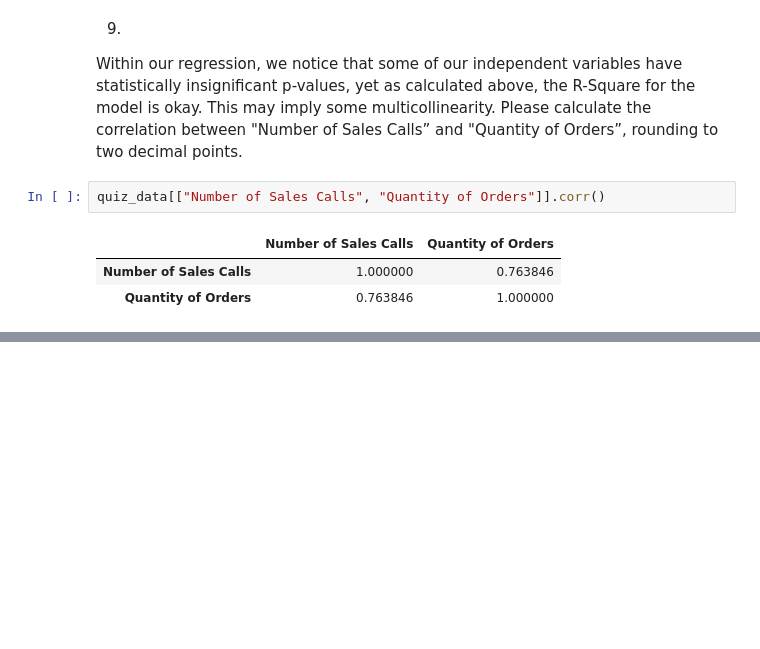
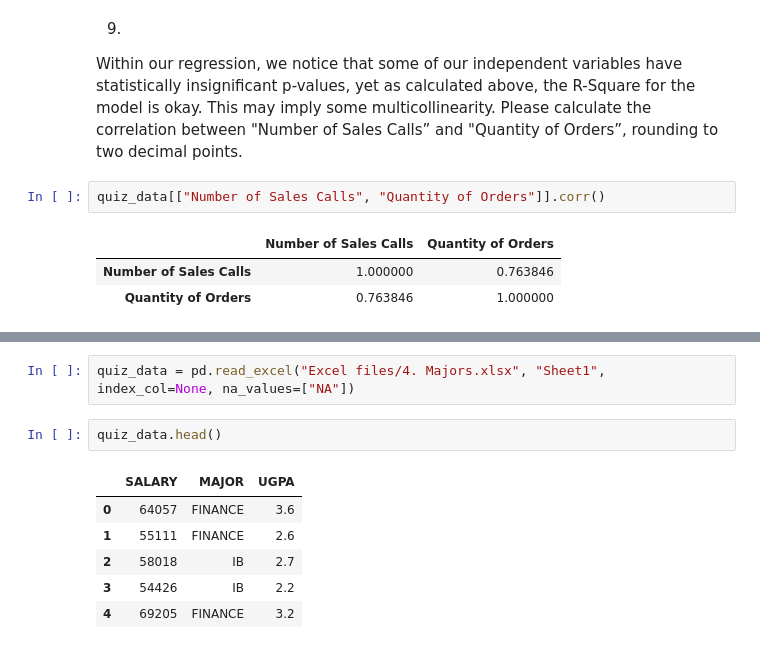
Before and after one commit to LZNEWT00Z/BSaAS, a Jupyter notebook: 3. Linear Regression for Business Statistics.ipynb, the cells around one changed output, grey strips where cells are left out. Cells and saved outputs as stored; diff of their text form; blank space fills up the shorter version.

```diff
--- a/3. Linear Regression for Business Statistics.ipynb
+++ b/3. Linear Regression for Business Statistics.ipynb
@@ -509,0 +770,11 @@ quiz_data[["Number of Sales Calls", "Quantity of Orders"]].corr()
+# %%
+quiz_data = pd.read_excel("Excel files/4. Majors.xlsx", "Sheet1", index_col=None, na_values=["NA"])
+# %%
+quiz_data.head()
+# %% [output]
+|  | SALARY | MAJOR | UGPA |
+| 0 | 64057 | FINANCE | 3.6 |
+| 1 | 55111 | FINANCE | 2.6 |
+| 2 | 58018 | IB | 2.7 |
+| 3 | 54426 | IB | 2.2 |
+| 4 | 69205 | FINANCE | 3.2 |
```
Also changed, not shown: parts of 40 cells of this notebook, 3 other files.
